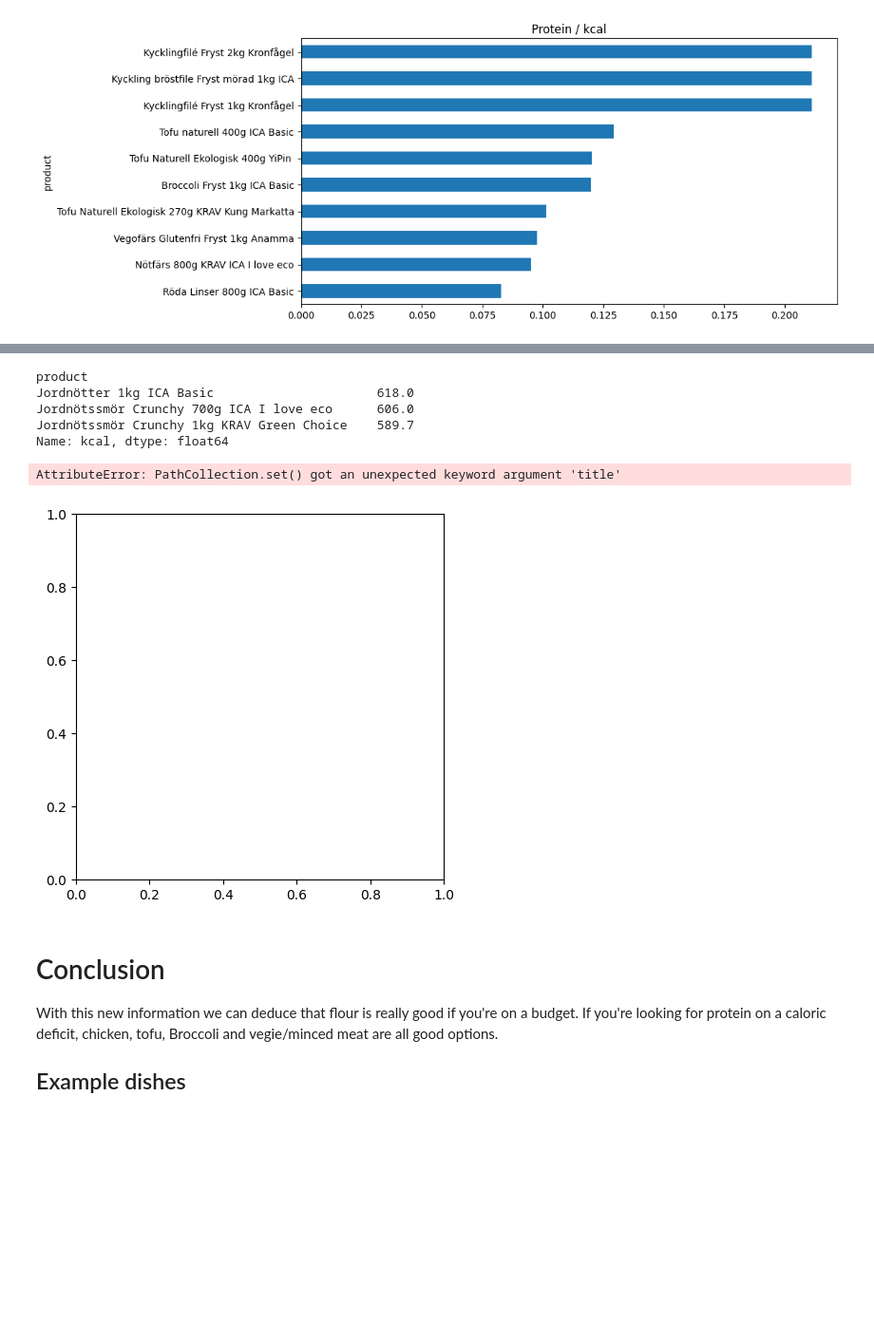
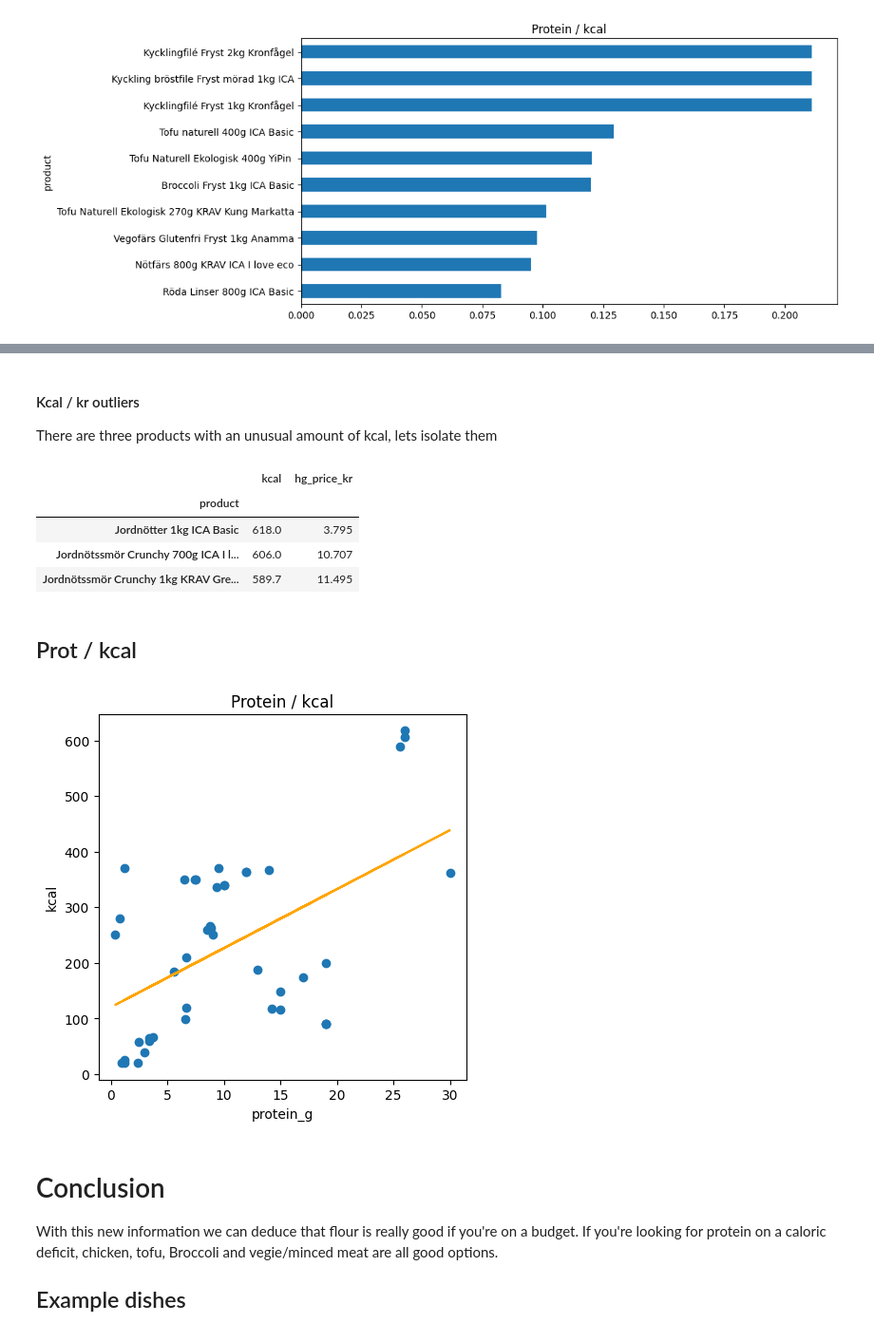
Before and after one commit to KasperLindm/BudgetSuperfood, a Jupyter notebook: FoodWebscraper.ipynb, the cells around one changed output, grey strips where cells are left out. Shown at 95% size. Saved outputs shown, nothing was run; the diff lists cells and outputs as text; code cells hidden in the pictures; blank space fills up the shorter version.

```diff
--- a/FoodWebscraper.ipynb
+++ b/FoodWebscraper.ipynb
@@ -233,25 +260,31 @@ We see 3 calues on the kcal plot that contain an unusual amount of kcal, so we'l
+# %% [markdown]
+#### Kcal / kr outliers
+There are three products with an unusual amount of kcal, lets isolate them
 # %%
-super_foods.sort_values(by='kcal', ascending=False).kcal.head(3)
+# Protein per kr
+super_foods.sort_values(by='kcal', ascending=False)[['kcal','hg_price_kr']].head(3)
 # %% [output]
-product
-Jordnötter 1kg ICA Basic                      618.0
-Jordnötssmör Crunchy 700g ICA I love eco      606.0
-Jordnötssmör Crunchy 1kg KRAV Green Choice    589.7
-Name: kcal, dtype: float64
+|  | kcal | hg_price_kr |
+| product |  |  |
+| Jordnötter 1kg ICA Basic | 618.0 | 3.795 |
+| Jordnötssmör Crunchy 700g ICA I l... | 606.0 | 10.707 |
+| Jordnötssmör Crunchy 1kg KRAV Gre... | 589.7 | 11.495 |
+# %% [markdown]
+## Prot / kcal
 # %%
 fig = plt.figure(figsize=(5,5))
 
 # Protein/Kcal
 plt.scatter(x=super_foods.protein_g, y=super_foods.kcal)
+plt.title("Protein / kcal")
 plt.xlabel("protein_g")
-plt.ylabel = "kcal"
+plt.ylabel("kcal")
 
 m, b = np.polyfit(super_foods.protein_g, super_foods.kcal, 1)
 plt.plot(super_foods.protein_g, m*super_foods.protein_g+b, color='Orange')
 plt.show()
 # %% [output]
-AttributeError: PathCollection.set() got an unexpected keyword argument 'title'
-[figure, old version]
+[figure, new version]
 # %% [markdown]
 # Conclusion
 With this new information we can deduce that flour is really good if you're on a budget.
```
Also changed, not shown: parts of 10 cells of this notebook.
